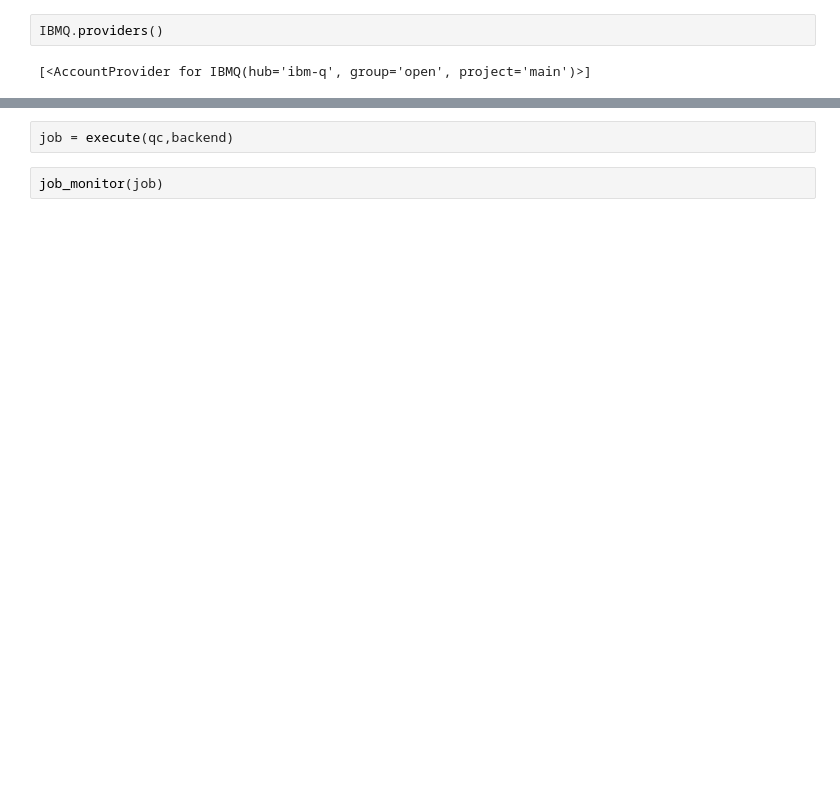
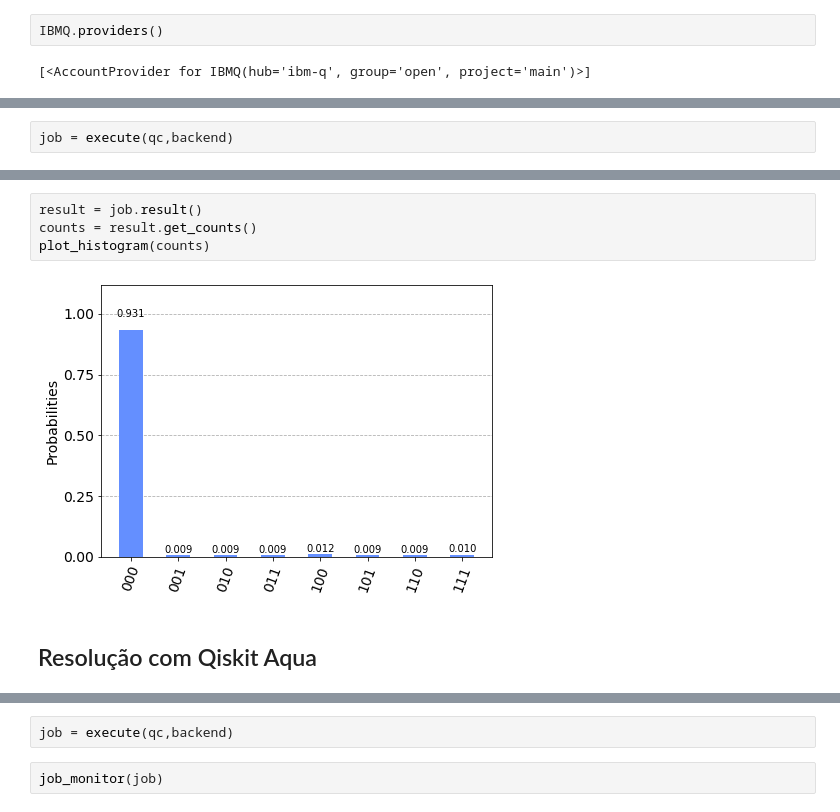
Before and after one commit to zoisper/IC-Projeto, a Jupyter notebook: Projeto.ipynb, the cells around one changed output, grey strips where cells are left out. Saved outputs shown, nothing was run; the diff lists cells and outputs as text; blank space fills up the shorter version.

```diff
--- a/Projeto.ipynb
+++ b/Projeto.ipynb
@@ -206,0 +220,2 @@ backend.configuration().n_qubits
+# %%
+job = execute(qc,backend)
@@ -206,0 +226,8 @@ backend.configuration().n_qubits
+# %%
+result = job.result()
+counts = result.get_counts()
+plot_histogram(counts)
+# %% [output]
+[figure, added]
+# %% [markdown]
+## Resolução com Qiskit Aqua
```
Also changed, not shown: parts of 23 cells of this notebook, 1 other file.
